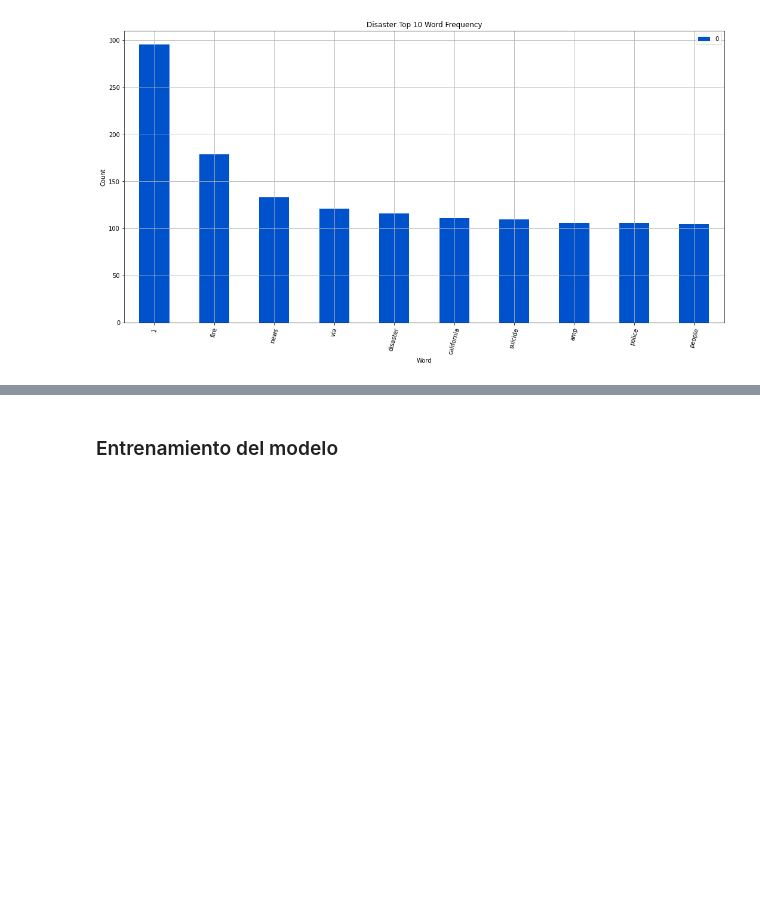
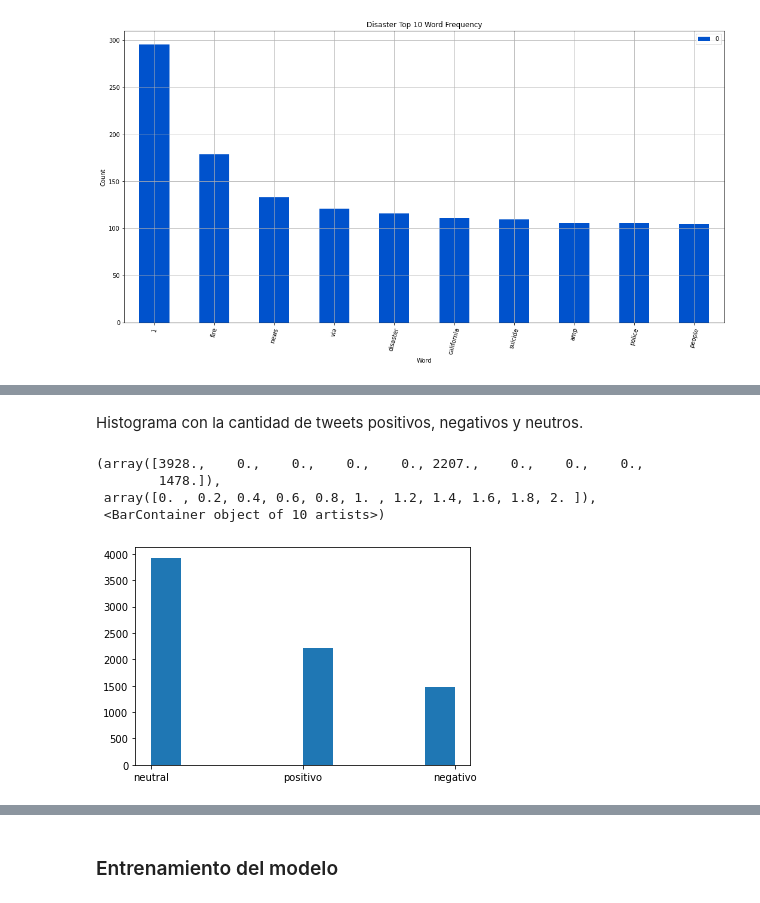
Before and after one commit to jlor31/DS1_LAB05, a Jupyter notebook: DS 1 LAB 05.ipynb, the cells around one changed output, grey strips where cells are left out. Saved outputs shown, nothing was run; the diff lists cells and outputs as text; code cells hidden in the pictures; blank space fills up the shorter version.

```diff
--- a/DS 1 LAB 05.ipynb
+++ b/DS 1 LAB 05.ipynb
@@ -283,0 +286,23 @@ Frecuencias_Df_solo_desastres.plot.bar(figsize=(18,9),xlabel="Word",ylabel="Coun
+# %%
+from textblob import TextBlob
+
+def useSentimentPolarity(tweet):
+    listToString = ' '.join(tweet)
+    watchSentiment = TextBlob(listToString)
+
+    if watchSentiment.sentiment.polarity >= 0.05:
+        return ['positivo', watchSentiment.sentiment.polarity ]
+    elif watchSentiment.sentiment.polarity <= - 0.05:
+        return ['negativo', watchSentiment.sentiment.polarity ]
+    else:
+        return ['neutral', watchSentiment.sentiment.polarity ]
+# %%
+polarity = []
+polarity_value = []
+for i in range(0, len(Df)):
+    polarity.append(useSentimentPolarity(Df.loc[i, 'text'])[0])
+    polarity_value.append(useSentimentPolarity(Df.loc[i, 'text'])[1])
+
+Df['polarity'] = polarity
+Df['polarity_value'] = polarity_value
+Df
@@ -283,0 +323,10 @@ Frecuencias_Df_solo_desastres.plot.bar(figsize=(18,9),xlabel="Word",ylabel="Coun
+# %% [markdown]
+Histograma con la cantidad de tweets positivos, negativos y neutros.
+# %%
+plt.hist(Df['polarity'])
+# %% [output]
+(array([3928.,    0.,    0.,    0.,    0., 2207.,    0.,    0.,    0.,
+        1478.]),
+ array([0. , 0.2, 0.4, 0.6, 0.8, 1. , 1.2, 1.4, 1.6, 1.8, 2. ]),
+ <BarContainer object of 10 artists>)
+[figure, added]
```
Also changed, not shown: parts of 12 cells of this notebook, 3 other files.
